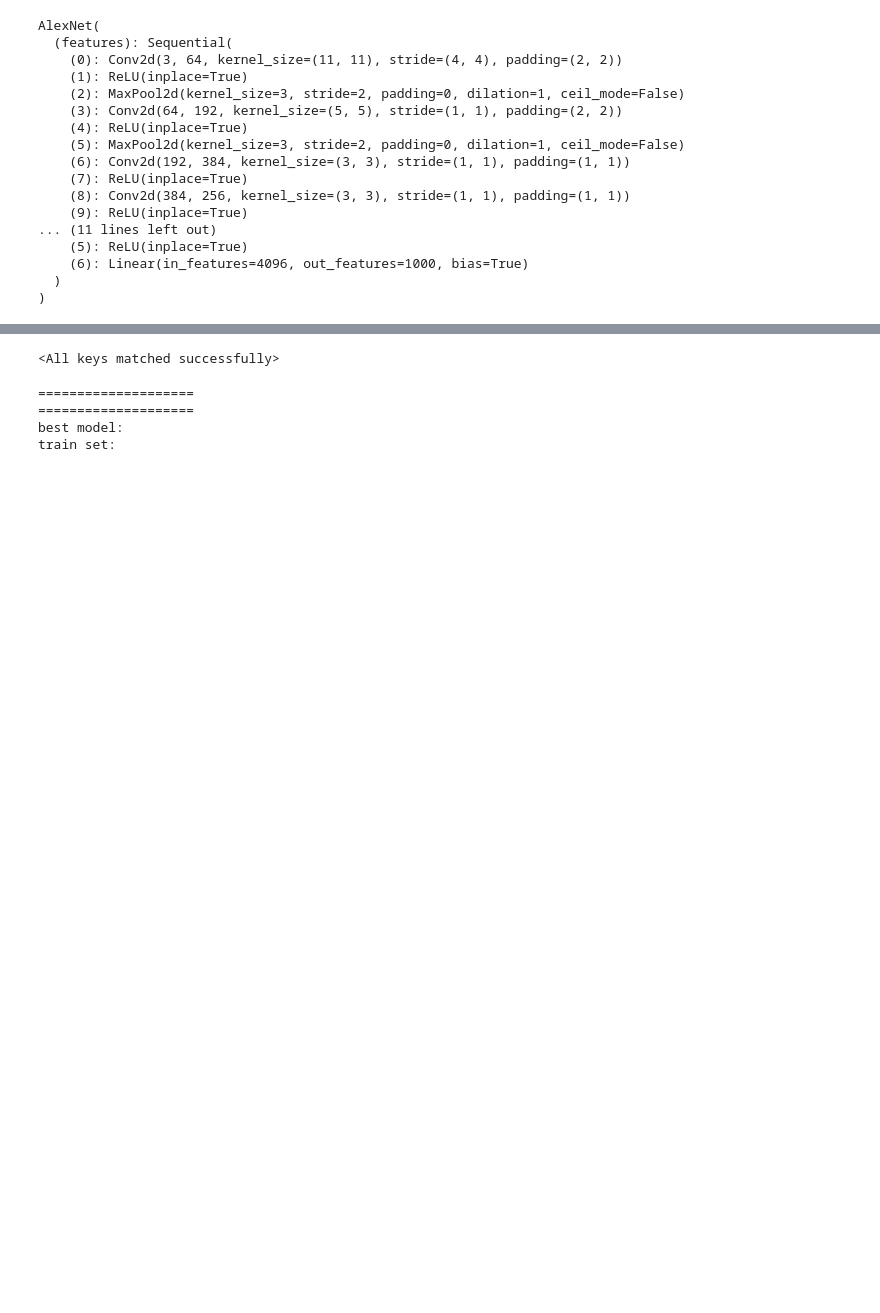
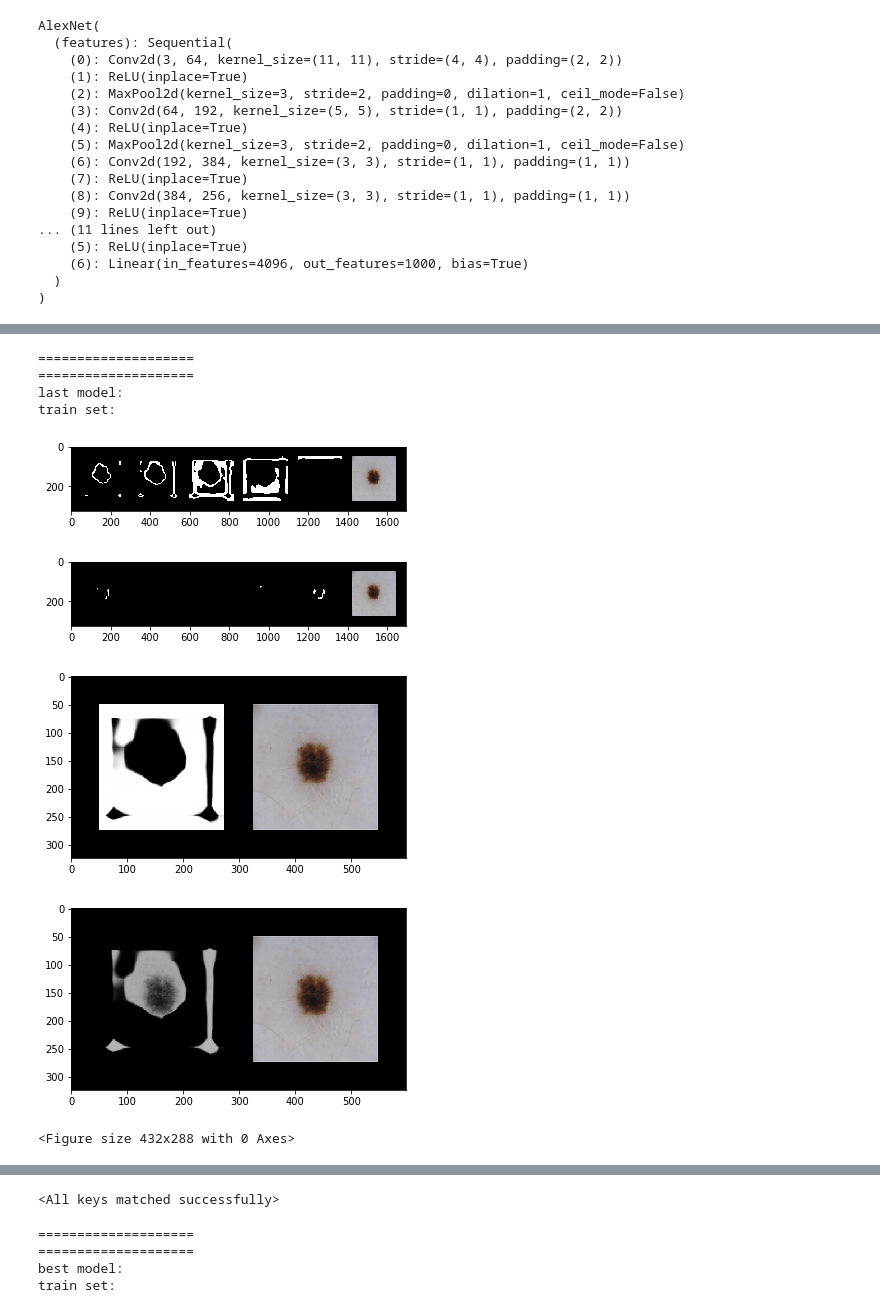
Before and after one commit to glcanvas/ml-diplom, a Jupyter notebook: notebooks/init.ipynb, the cells around one changed output, grey strips where cells are left out. Cells and saved outputs as stored; diff of their text form; code cells hidden in the pictures; blank space fills up the shorter version.

```diff
--- a/notebooks/init.ipynb
+++ b/notebooks/init.ipynb
@@ -61,17 +69,35 @@ Total Loss: 7525.714608173688, classification loss: 0.1438350017865499, loss AM:
 # %%
 def visualize_trained_model(m, data_set, elements):
     m.eval()
-    for idx, (inputs, segments, labels) in enumerate(data_set):
+    for idx, (inputs, segments, labels, trust_segments) in enumerate(data_set):
         if idx > elements:
             continue
-        inputs = inputs[0].to('cuda')
-        labels = labels[0].to('cuda')
-        segments = segments[0].to('cuda')
-        _, _, _, _, a_c, t_a_c, i_start = gain_network.forward(m, inputs, segments, labels)
+        inputs = inputs.to('cuda')
+        labels = labels.to('cuda')
+        segments = segments.to('cuda')
+        _, _, _, _, a_c, t_a_c, i_star = gain_network.forward(m, inputs, segments, labels)
         a_c = a_c.cpu()
-        i_start = i_start.cpu()
+        i_star = i_star.cpu()
         inputs = inputs.cpu()
-        vs.visualize_tensor(a_c, inputs)
-        vs.visualize_tensor(t_a_c, inputs)
-        vs.visualize_tensor(i_start, inputs)
-        vs.visualize_tensor(segments, inputs)
+        t_a_c = t_a_c.cpu()
+        a_c = a_c * (P.labels_attributes_weight[-1] / a_c.max()) # normalize
+        vs.visualize_colorized_tensor(a_c[0], inputs[0])
+        vs.visualize_tensor(trust_segments[0], inputs[0])
+        vs.visualize_single_tensor(t_a_c[0], inputs[0])
+        vs.visualize_single_tensor(i_star[0], inputs[0])
+
+print("=" * 20)
+print("=" * 20)
+print("last model:")
+print("train set:")
+visualize_trained_model(current_model, train_set, 3)
+# %% [output]
+====================
+====================
+last model:
+train set:
+[figure, added]
+[figure, added]
+[figure, added]
+[figure, added]
+<Figure size 432x288 with 0 Axes>
```
Also changed, not shown: parts of 7 cells of this notebook, 5 other files.
